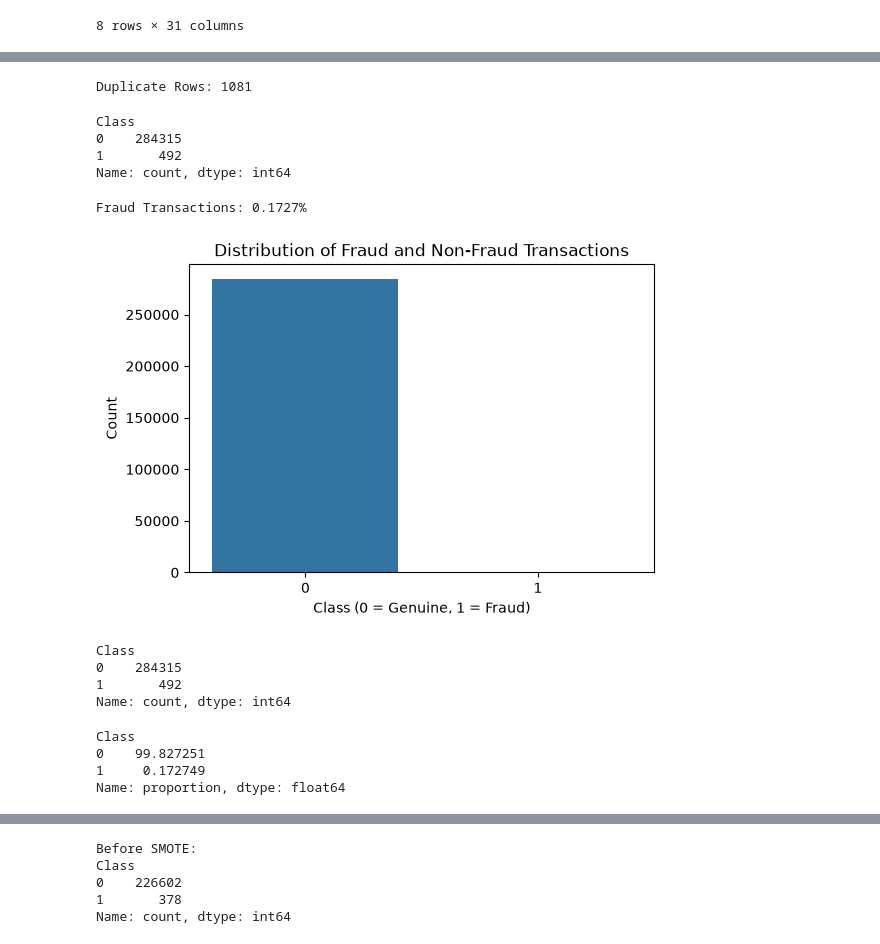
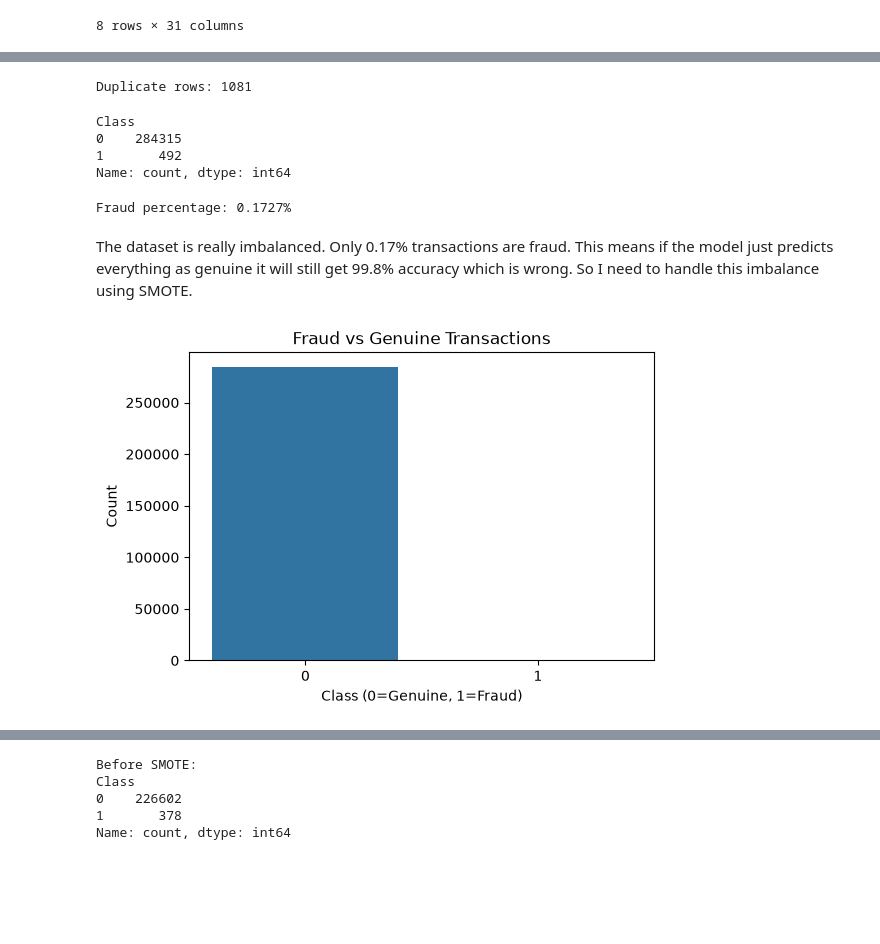
Before and after one commit to akshreyagupta28-source/Credit-Card-Fraud-Detection, a Jupyter notebook: notebook/Credit_Card_Fraud_Detection.ipynb, the cells around one changed output, grey strips where cells are left out. Cells and saved outputs as stored; diff of their text form; code cells hidden in the pictures; blank space fills up the shorter version.

```diff
--- a/notebook/Credit_Card_Fraud_Detection.ipynb
+++ b/notebook/Credit_Card_Fraud_Detection.ipynb
@@ -145,7 +103,8 @@ dtype: int64
 # %%
-print("Duplicate Rows:", df.duplicated().sum())
+# checking duplicates
+print("Duplicate rows:", df.duplicated().sum())
 # %% [output]
-Duplicate Rows: 1081
+Duplicate rows: 1081
 # %%
 df["Class"].value_counts()
 # %% [output]
@@ -154,36 +113,22 @@ Class
 1       492
 Name: count, dtype: int64
 # %%
-fraud_percentage = (df["Class"].value_counts()[1] / len(df)) * 100
-print(f"Fraud Transactions: {fraud_percentage:.4f}%")
+# how much fraud is there in percentage
+fraud_pct = (df["Class"].value_counts()[1] / len(df)) * 100
+print(f"Fraud percentage: {fraud_pct:.4f}%")
 # %% [output]
-Fraud Transactions: 0.1727%
+Fraud percentage: 0.1727%
+# %% [markdown]
+The dataset is really imbalanced. Only 0.17% transactions are fraud.
+This means if the model just predicts everything as genuine it will still get 99.8% accuracy which is wrong.
+So I need to handle this imbalance using SMOTE.
 # %%
-import matplotlib.pyplot as plt
-import seaborn as sns
-
 plt.figure(figsize=(6,4))
-
 sns.countplot(data=df, x="Class")
-
-plt.title("Distribution of Fraud and Non-Fraud Transactions")
-plt.xlabel("Class (0 = Genuine, 1 = Fraud)")
+plt.title("Fraud vs Genuine Transactions")
+plt.xlabel("Class (0=Genuine, 1=Fraud)")
 plt.ylabel("Count")
-
+plt.savefig("../image/class_distribution.png", dpi=150, bbox_inches="tight")
 plt.show()
 # %% [output]
-[figure, old version]
+[figure, new version]
-# %%
-df["Class"].value_counts()
-# %% [output]
-Class
-0    284315
-1       492
-Name: count, dtype: int64
-# %%
-print(df["Class"].value_counts(normalize=True) * 100)
-# %% [output]
-Class
-0    99.827251
-1     0.172749
-Name: proportion, dtype: float64
```
Also changed, not shown: parts of 103 cells of this notebook, 14 other files.
